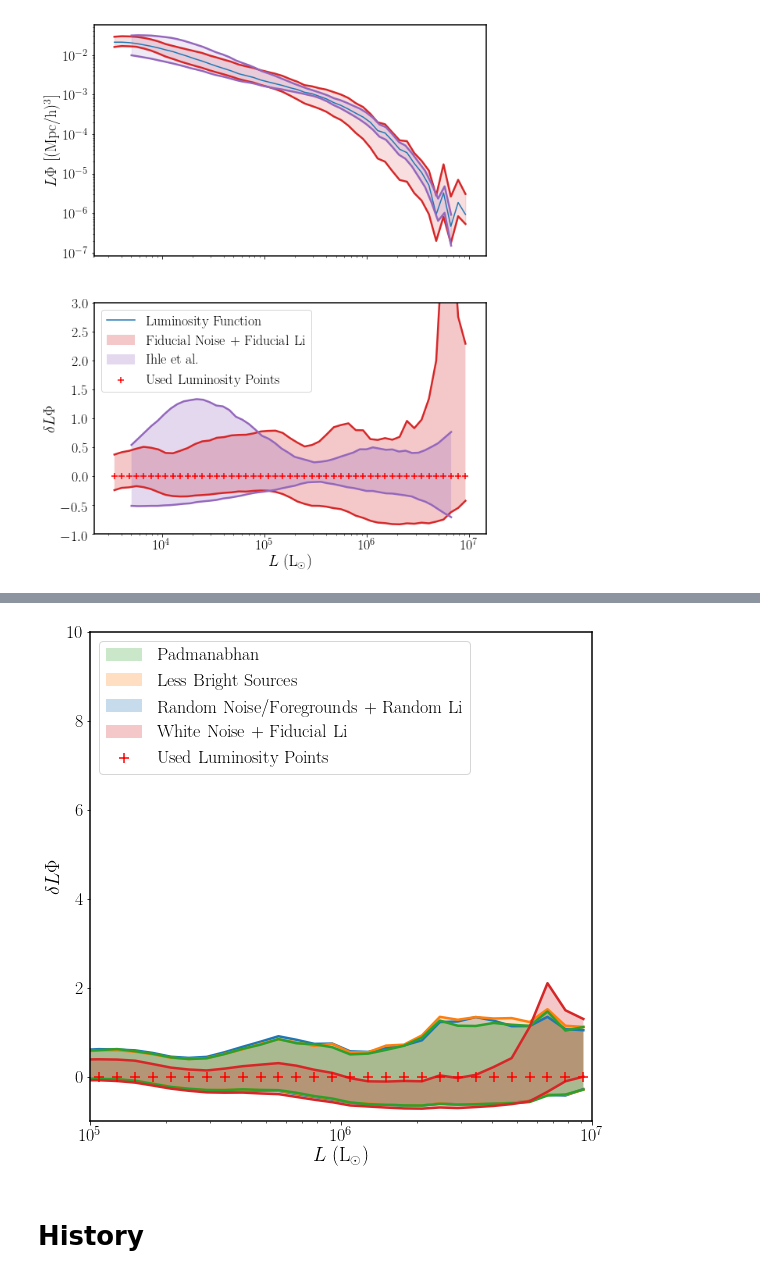
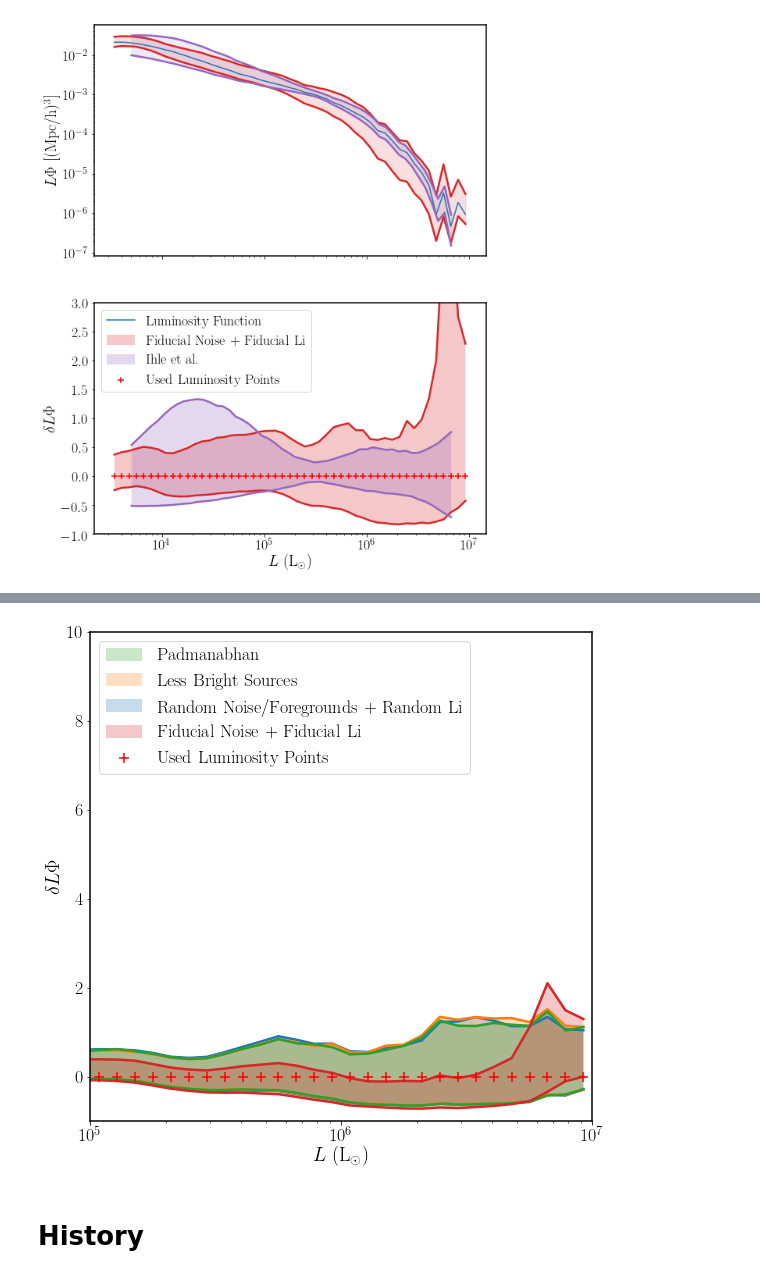
Before and after one commit to dnpfeffer/intensitymap_cnn, a Jupyter notebook: scripts/paper_plots_corrected.ipynb, the cells around one changed output, grey strips where cells are left out. Saved outputs shown, nothing was run; the diff lists cells and outputs as text; code cells hidden in the pictures.

```diff
--- a/scripts/paper_plots_corrected.ipynb
+++ b/scripts/paper_plots_corrected.ipynb
@@ -480,26 +480,26 @@ plt.savefig('../figures/large_comparison.pdf', bbox_inches='tight')
 # %%
 colors = ['tab:blue', 'tab:orange', 'tab:green']
 
 ax = lnn.plot_res_contour_full(res_list2, lumLogBinCents, lum_points=True, colors=colors,
                            figsize=(9,9), plot_range=[-1, 10], conf=1)#plot_range=[-1, 25])
 
 color = 'tab:red'
 lnn.plot_res_contour(ax, nfr_noisy_resnet_basic_Li_pred, lumLogBinCents, alpha=0.25, color=color,
-                 label='White Noise + Fiducial Li', conf=1)
+                 label='Fiducial Noise + Fiducial Li', conf=1)
 
 handles, labels = ax.get_legend_handles_labels()
 ordering = [2,1,0,4,3]
 handles = [handles[i] for i in ordering]
 labels = [labels[i] for i in ordering]
 ax.legend(handles, labels, loc='upper left')
 
 ax.set_xlim([10**5, 10**7])
 plt.xlabel('$L$ (L$_{\odot}$)')
 plt.ylabel(r'$\delta L \Phi$')
 # plt.show(ax)
 plt.savefig('../figures/large_comparison_small.pdf', bbox_inches='tight')
 # %% [output]
-[figure, old version]
+[figure, new version]
 # %% [markdown]
 # History
 # %%
```
Also changed, not shown: parts of 5 cells of this notebook, 12 other files.
